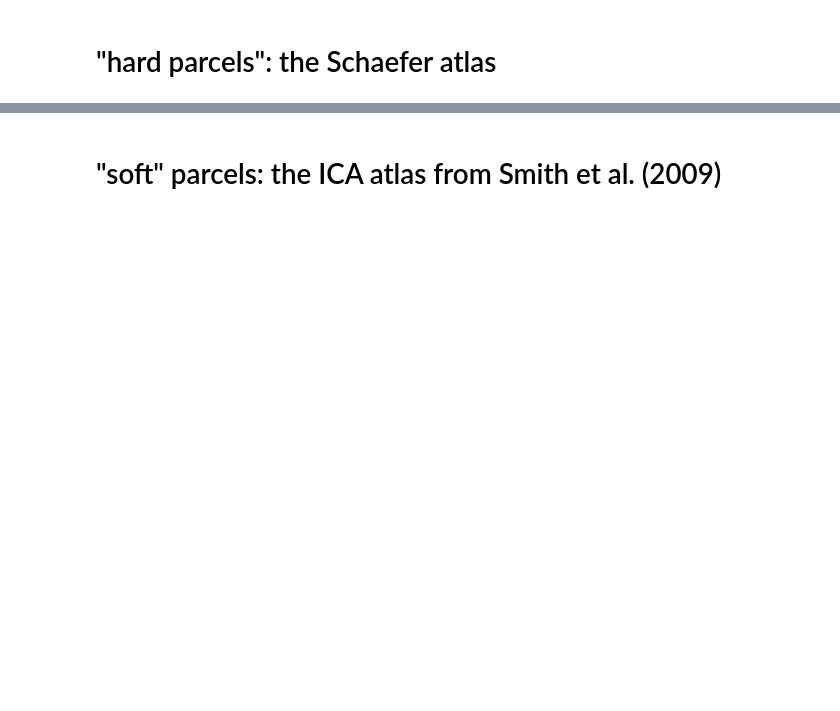
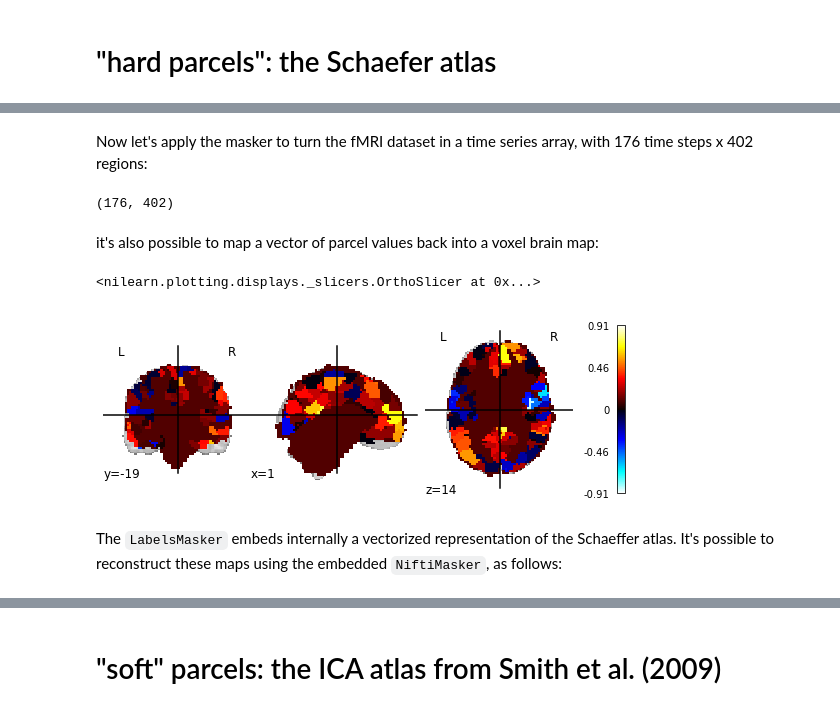
Before and after one commit to htwangtw/dypac, a Jupyter notebook: examples/demo_dypac_masker.ipynb, the cells around one changed output, grey strips where cells are left out. Cells and saved outputs as stored; diff of their text form; code cells hidden in the pictures; blank space fills up the shorter version.

Commit message:
Added support for embedding method, and more work on the masker tutorial.

```diff
--- a/examples/demo_dypac_masker.ipynb
+++ b/examples/demo_dypac_masker.ipynb
@@ -26,2 +30,20 @@ labels_masker.masker_.mask_img_
+# %% [markdown]
+Now let's apply the masker to turn the fMRI dataset in a time series array, with 176 time steps x 402 regions:
+# %%
+tseries = labels_masker.transform(epi_filename)
+tseries.shape
+# %% [output]
+(176, 402)
+# %% [markdown]
+it's also possible to map a vector of parcel values back into a voxel brain map:
+# %%
+data_vec = tseries[0, :] # pick the first volume
+data_img = labels_masker.inverse_transform(data_vec)
+plot_stat_map(data_img)
+# %% [output]
+<nilearn.plotting.displays._slicers.OrthoSlicer at 0x...>
+[figure, added]
+# %% [markdown]
+The `LabelsMasker` embeds internally a vectorized representation of the Schaeffer atlas. It's possible to reconstruct these maps using the embedded `NiftiMasker`, as follows:
 # %%
 plot_roi(labels_masker.masker_.inverse_transform(labels_masker.components_[:,2].todense().transpose()), resampling_interpolation='nearest')
```
Also changed, not shown: parts of 24 cells of this notebook, 1 other file.
